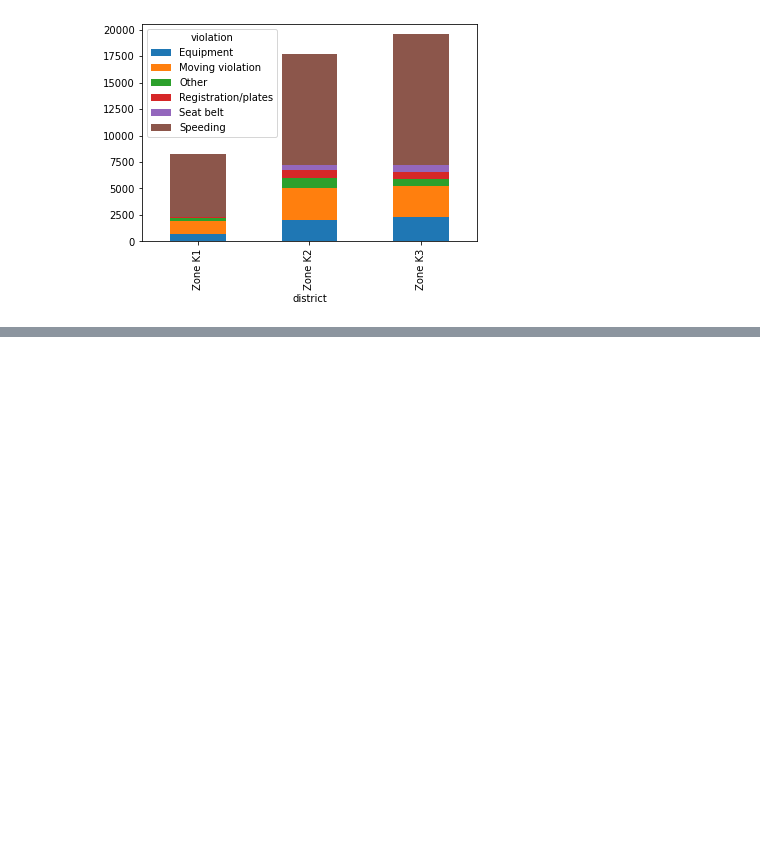
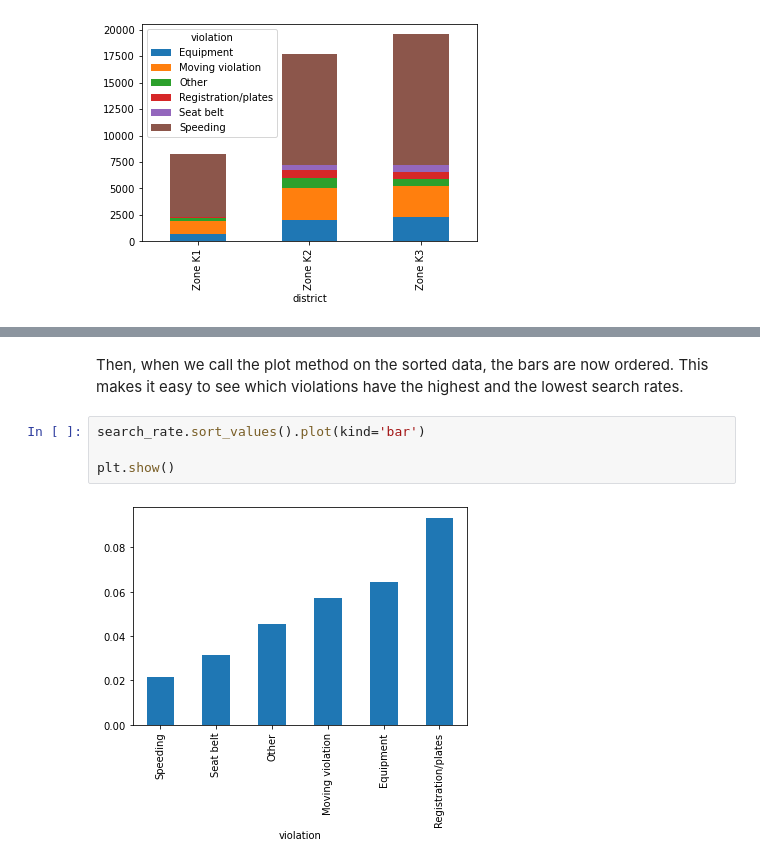
Before and after one commit to SketchQ/DataCamp_DataScience_Track, a Jupyter notebook: 17_Analyzing Police Activity with pandas/Chapter_3_ Visual Exploratory data analysis.ipynb, the cells around one changed output, grey strips where cells are left out. Cells and saved outputs as stored; diff of their text form; blank space fills up the shorter version.

```diff
--- a/17_Analyzing Police Activity with pandas/Chapter_3_ Visual Exploratory data analysis.ipynb
+++ b/17_Analyzing Police Activity with pandas/Chapter_3_ Visual Exploratory data analysis.ipynb
@@ -492,0 +609,8 @@ plt.show()
+# %% [markdown]
+Then, when we call the plot method on the sorted data, the bars are now ordered. This makes it easy to see which violations have the highest and the lowest search rates.
+# %%
+search_rate.sort_values().plot(kind='bar')
+
+plt.show()
+# %% [output]
+[figure, added]
```
Also changed, not shown: parts of 24 cells of this notebook, 1 other file.
